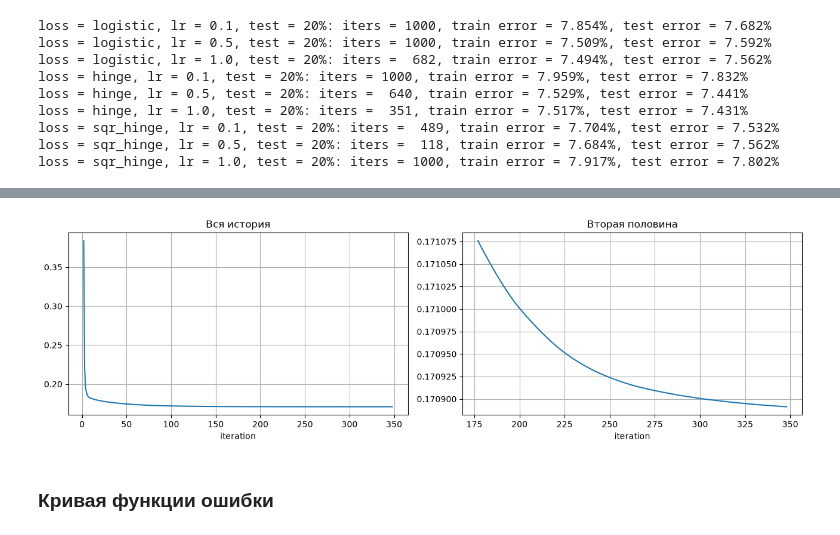
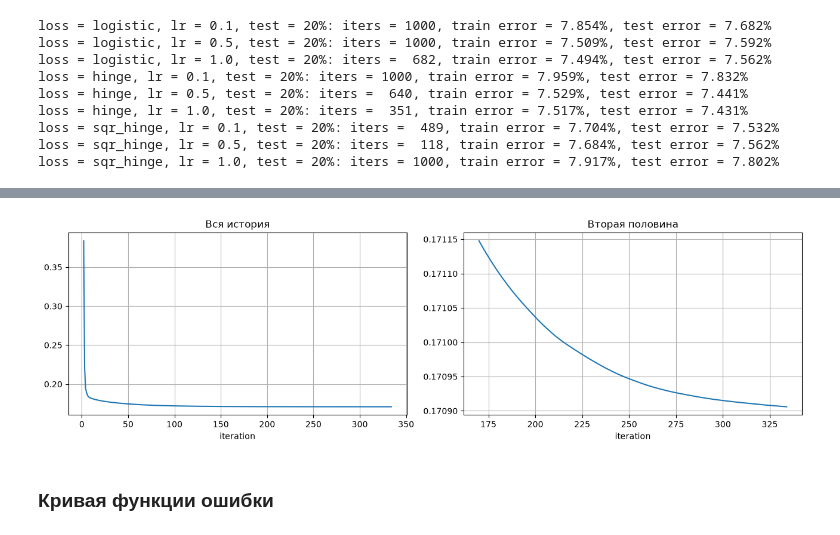
Before and after one commit to FB1-ITMO-CT/sem05_DA_lab01, a Jupyter notebook: notebooks/main.ipynb, the cells around one changed output, grey strips where cells are left out. Drawn from its saved outputs; the diff is of its cells as text; code cells hidden in the pictures.

```diff
--- a/notebooks/main.ipynb
+++ b/notebooks/main.ipynb
@@ -212,7 +213,7 @@ def test(alpha, test_size):
 
     print(f"alpha = {alpha}, test = {test_size:.0%}: train error = {error(train.y, result_train):.3%}, test error = {error(test.y, result_test):.3%}")
 
-for alpha in [0.0001, 0.01, 1.0, 100.0, 10000.0]:
+for alpha in [0.01, 1.0, 100.0]:
     for test_size in [0.1, 0.2, 0.3]:
         test(alpha, test_size)
 # %% [output]
@@ -282,6 +277,8 @@ SQR_HINGE: Risk = (
     lambda M: np.maximum(0.0, 1.0 - M) ** 2,
     lambda M: -2.0 * np.where(M < 1.0, 1.0 - M, 0.0),
 )
+
+LOSSES: dict[str, Risk] = {"logistic": LOGISTIC, "hinge": HINGE, "sqr_hinge": SQR_HINGE}
 # %%
 @dataclass
 class GDParams:
@@ -329,7 +326,7 @@ class GDClassifier:
         b = b - self.params.learning_rate * grad_b
         return w, b, emp, reg
 
-    def fit(self, data: Dataset, callback: Callback | None = None):
+    def fit(self, data: Dataset, callback: Callback | None = None) -> None:
         X, y = data.X, data.y
         w, b = np.zeros(X.shape[1]), 0.0
 
@@ -372,7 +369,7 @@ def test(loss_name, loss, lr, test_size):
     print(f"loss = {loss_name}, lr = {lr}, test = {test_size:.0%}: iters = {len(clf.history_.objective):4d}, "
           f"train error = {error(train.y, result_train):.3%}, test error = {error(test.y, result_test):.3%}")
 
-for loss_name, loss in [("logistic", LOGISTIC), ("hinge", HINGE), ("sqr_hinge", SQR_HINGE)]:
+for loss_name, loss in LOSSES.items():
     for lr in [0.1, 0.5, 1.0]:
         test(loss_name, loss, lr, 0.2)
 # %% [output]
@@ -415,35 +497,35 @@ def moving_average(x: np.ndarray) -> np.ndarray:
     window = AVERAGE_WINDOW_EXTENT * 2 + 1
 
     kernel = np.ones(window) / window
     return np.convolve(x, kernel, mode="valid")
 
 def risk_curve():
     train, test = split(0.2)
 
-    clf = GDClassifier(HINGE, GDParams(learning_rate=1.0, max_iter=1000))
+    clf = GDClassifier(BEST_GDCLASSIFICATION[0], dataclasses.replace(BEST_GDCLASSIFICATION[1], max_iter=1000))
     clf.fit(train)
 
     risk = np.asarray(clf.history_.empirical_risk)
     smoothed = moving_average(risk)
     half = len(risk) // 2
 
     fig, axes = plt.subplots(1, 2, figsize=(13, 4))
 
     off = AVERAGE_WINDOW_EXTENT
     axes[0].plot(np.arange(off, len(risk) - off), smoothed)
     axes[0].set_xlabel("iteration")
     axes[0].set_title("Вся история")
 
     axes[1].plot(np.arange(half + off, len(risk) - off), smoothed[half:])
     axes[1].set_xlabel("iteration")
     axes[1].set_title("Вторая половина")
 
     plt.tight_layout()
     plt.show()
 
 risk_curve()
 # %% [output]
-[figure, old version]
+[figure, new version]
 # %%
 %%markdown
 
```
Also changed, not shown: parts of 6 cells of this notebook.
